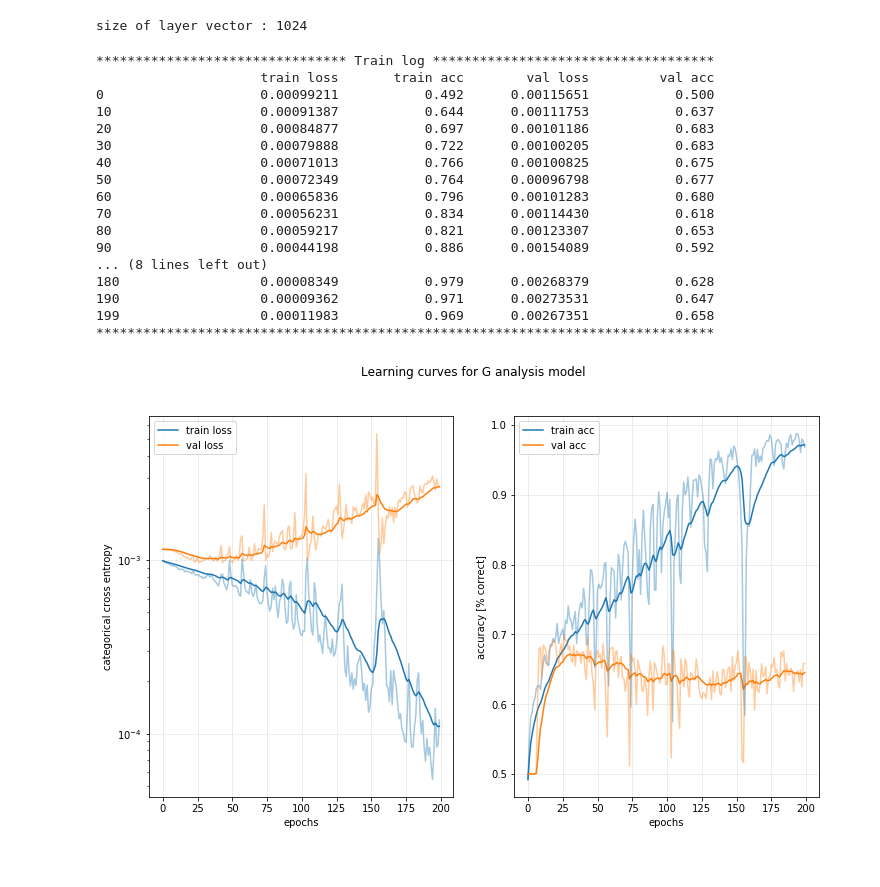
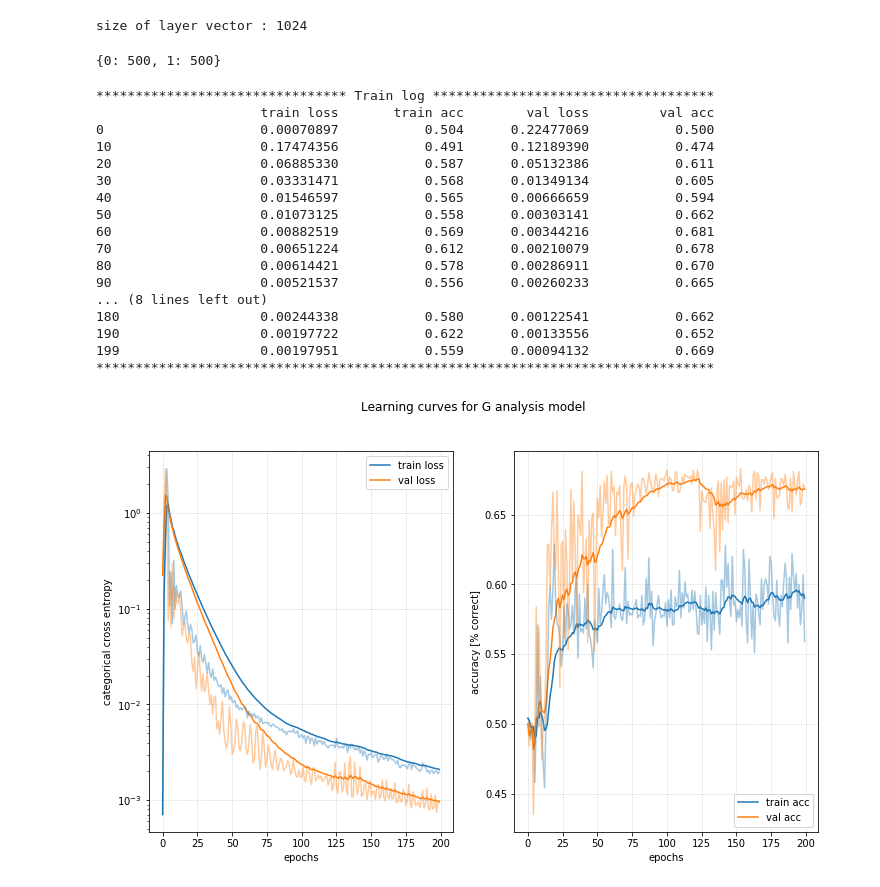
Before and after one commit to palexlee/DeepWololo, a Jupyter notebook: baseline.ipynb, the cells around one changed output. Cells and saved outputs as stored; diff of their text form; code cells hidden in the pictures.

```diff
--- a/baseline.ipynb
+++ b/baseline.ipynb
@@ -101,34 +101,42 @@ size_input_vector = g_train_dataset[0].shape[2]
 print("size of layer vector :", size_input_vector)
 # %% [output]
 size of layer vector : 1024
+# %%
+target_classes = np.array(g_train_dataset[1].tolist())
+unique, counts = np.unique(target_classes, return_counts=True)
+
+print(dict(zip(unique, counts)))
+crossEntropyClassesWeigths = Tensor(counts/len(target_classes))
+# %% [output]
+{0: 500, 1: 500}
 # %%
-modelG = aliGs(size_input_vector)
+modelG = denseG(size_input_vector)
 
 crit_fun = lambda input_, target : (input_, target)
 y_hat_fun = lambda y: y.argmax(1)
 
-loss_fun = nn.CrossEntropyLoss()
+loss_fun = nn.CrossEntropyLoss(weight=crossEntropyClassesWeigths)
 learning_rate = 0.1
 
-mt = ModelTrainer(modelG, loss_fun, optim.SGD(modelG.parameters(), lr=learning_rate), y_hat_fun, crit_fun)
+mt = ModelTrainer(modelG, loss_fun, optim.Adamax(modelG.parameters(), lr=learning_rate), y_hat_fun, crit_fun)
 hist = mt.fit(g_train_dataset, g_test_dataset, epochs=200, batch_size=1000, verbose=10)
 mt.plot_training("Learning curves for G analysis model")
 # %% [output]
 ******************************** Train log ************************************
                      train loss       train acc        val loss         val acc
-0                    0.00099211           0.492      0.00115651           0.500
-10                   0.00091387           0.644      0.00111753           0.637
-20                   0.00084877           0.697      0.00101186           0.683
-30                   0.00079888           0.722      0.00100205           0.683
-40                   0.00071013           0.766      0.00100825           0.675
-50                   0.00072349           0.764      0.00096798           0.677
-60                   0.00065836           0.796      0.00101283           0.680
-70                   0.00056231           0.834      0.00114430           0.618
-80                   0.00059217           0.821      0.00123307           0.653
-90                   0.00044198           0.886      0.00154089           0.592
+0                    0.00070897           0.504      0.22477069           0.500
+10                   0.17474356           0.491      0.12189390           0.474
+20                   0.06885330           0.587      0.05132386           0.611
+30                   0.03331471           0.568      0.01349134           0.605
+40                   0.01546597           0.565      0.00666659           0.594
+50                   0.01073125           0.558      0.00303141           0.662
+60                   0.00882519           0.569      0.00344216           0.681
+70                   0.00651224           0.612      0.00210079           0.678
+80                   0.00614421           0.578      0.00286911           0.670
+90                   0.00521537           0.556      0.00260233           0.665
 ... (8 lines left out)
-180                  0.00008349           0.979      0.00268379           0.628
-190                  0.00009362           0.971      0.00273531           0.647
-199                  0.00011983           0.969      0.00267351           0.658
+180                  0.00244338           0.580      0.00122541           0.662
+190                  0.00197722           0.622      0.00133556           0.652
+199                  0.00197951           0.559      0.00094132           0.669
 *******************************************************************************
-[figure, old version]
+[figure, new version]
```
Also changed, not shown: parts of 1 cell of this notebook, 1 other file.
